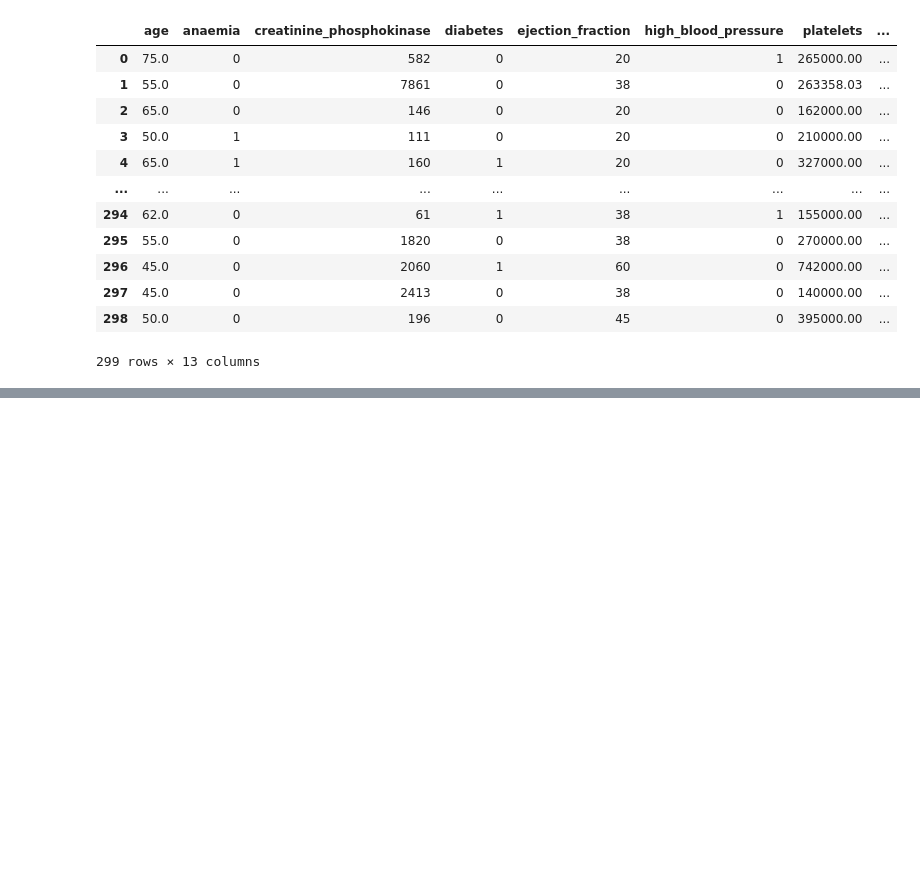
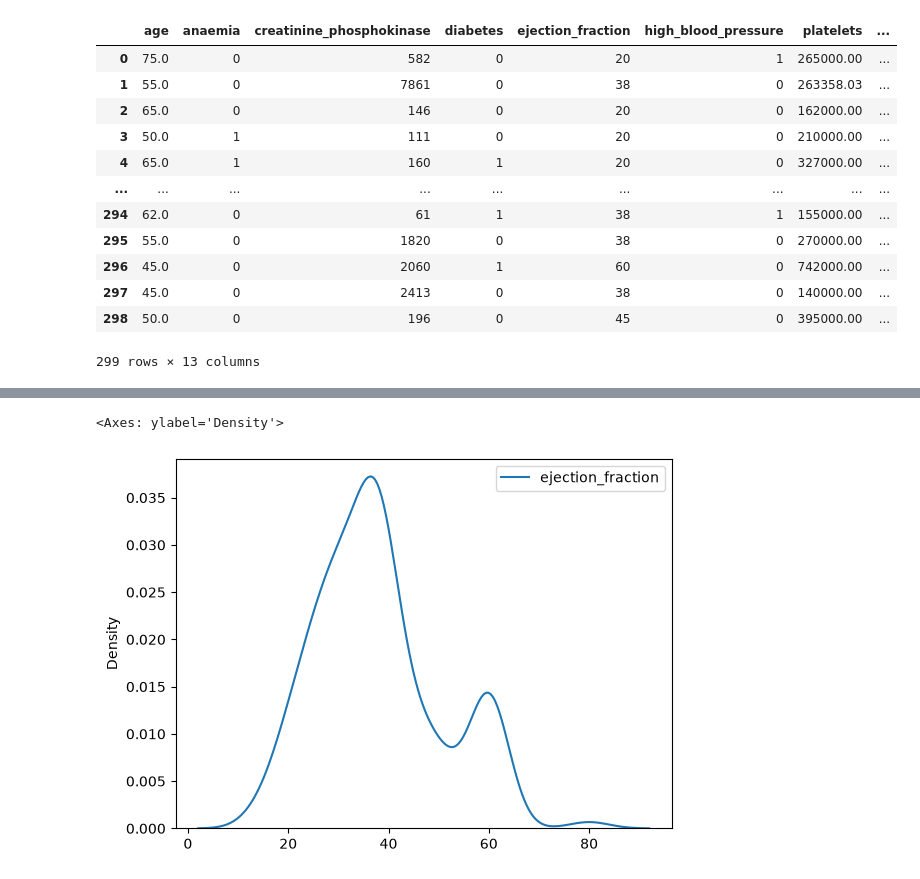
Before and after one commit to hmriffee/uu_kde, a Jupyter notebook: Homework4_Riffee.ipynb, the cells around one changed output, grey strips where cells are left out. Drawn from its saved outputs; the diff is of its cells as text; code cells hidden in the pictures; blank space fills up the shorter version.

```diff
--- a/Homework4_Riffee.ipynb
+++ b/Homework4_Riffee.ipynb
@@ -95,0 +81,7 @@ Name: ejection_fraction, dtype: float64
+# %%
+e_fract = hearts[['ejection_fraction']]
+e1 = e_fract.sample(frac=1.0, replace=True)
+sns.kdeplot(e1)
+# %% [output]
+<Axes: ylabel='Density'>
+[figure, added]
```
Also changed, not shown: parts of 12 cells of this notebook.
